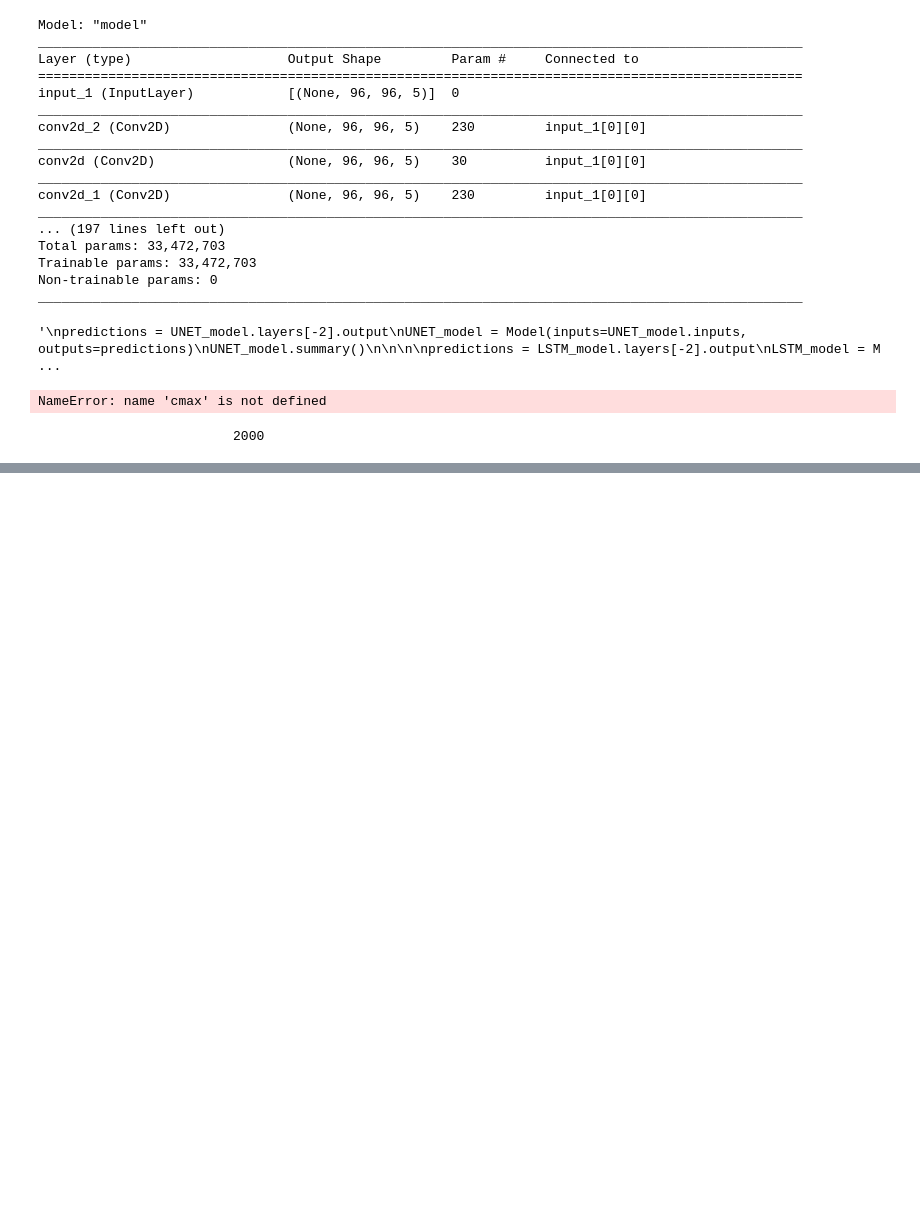
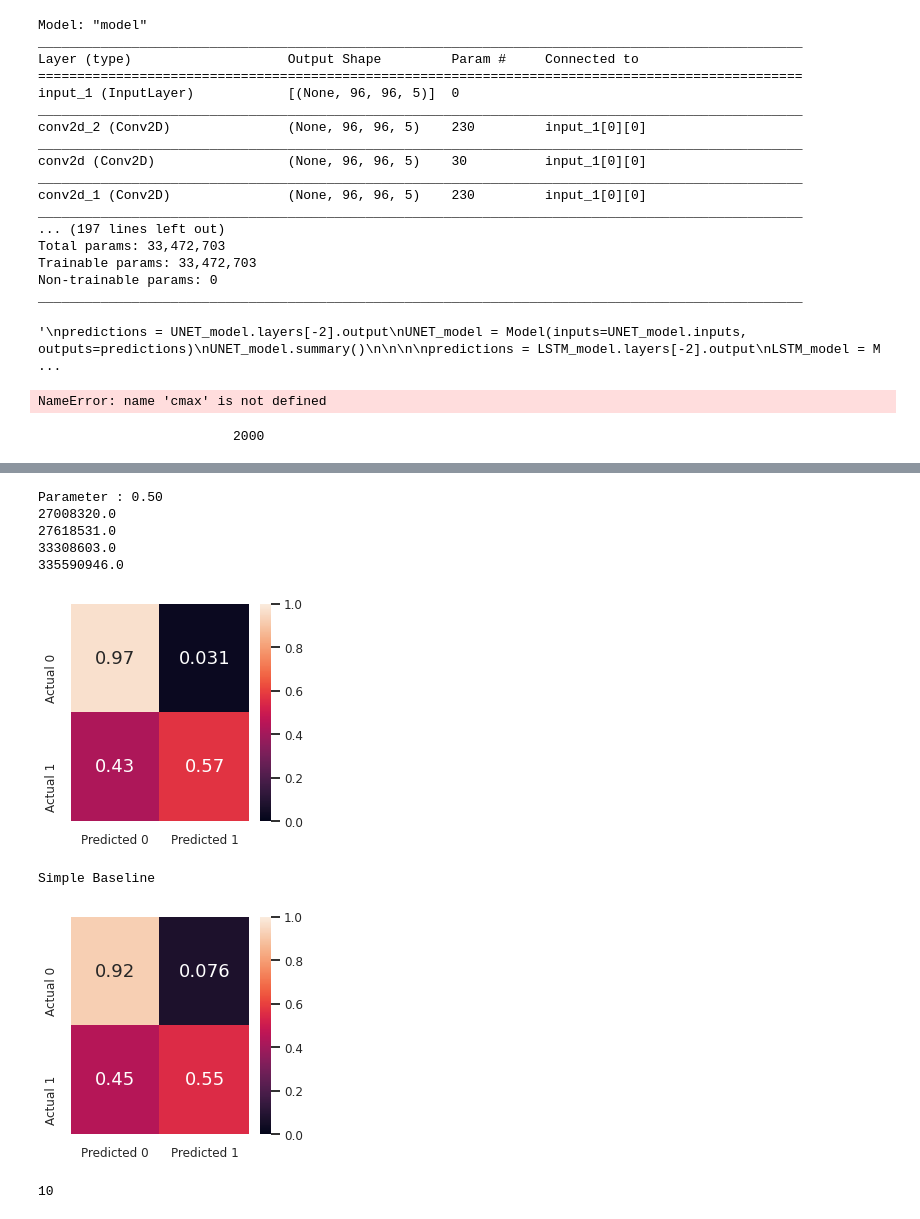
Before and after one commit to PaulSut/DeepRain2, a Jupyter notebook: DeepRain/Delete me.ipynb, the cells around one changed output, grey strips where cells are left out. Drawn from its saved outputs; the diff is of its cells as text; code cells hidden in the pictures; blank space fills up the shorter version.

```diff
--- a/DeepRain/Delete me.ipynb
+++ b/DeepRain/Delete me.ipynb
@@ -576,0 +787,12 @@ cv.destroyAllWindows()
+# %%
+plotConfusionMat(LSTM_baseline,t=10)
+# %% [output]
+Parameter : 0.50
+27008320.0
+27618531.0
+33308603.0
+335590946.0
+[figure, added]
+Simple Baseline
+[figure, added]
+10
```
Also changed, not shown: parts of 12 cells of this notebook, 2 other files.
